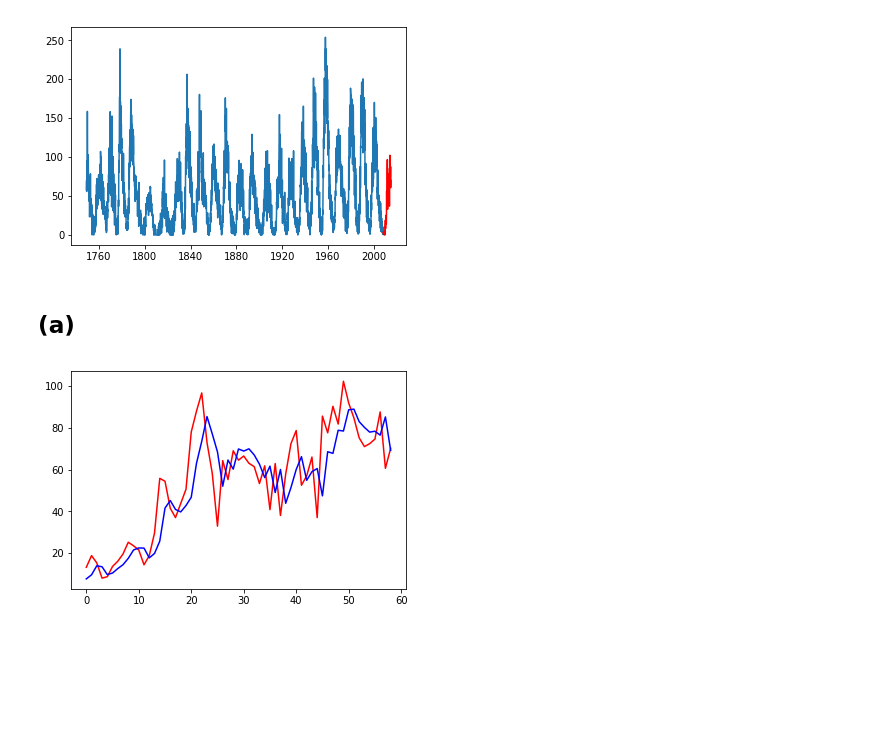
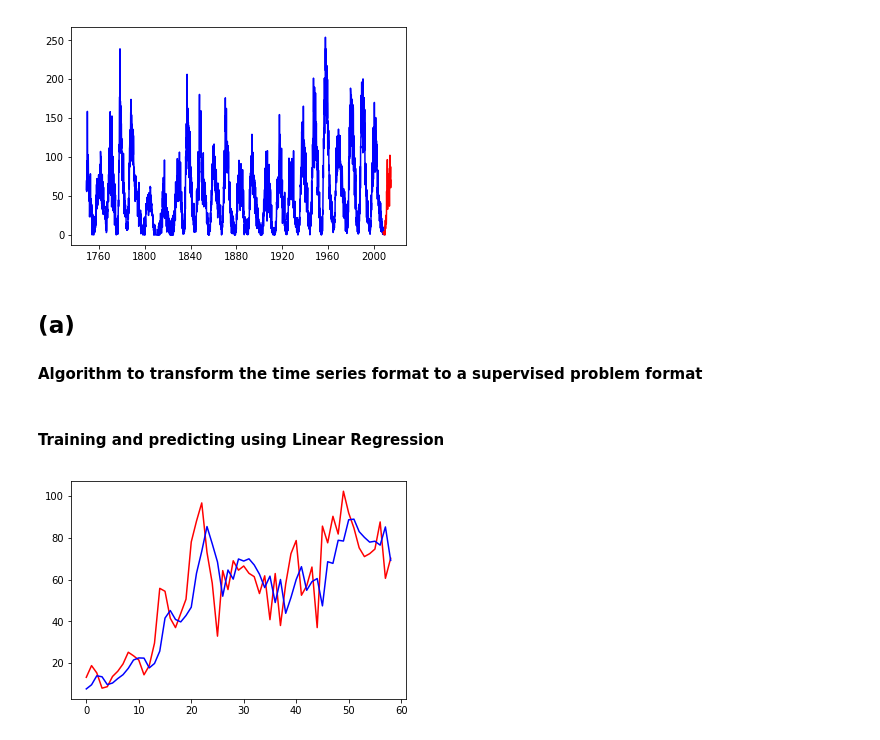
Before and after one commit to seoruosa/ia006_aprendizado-de-maquina_feec-unicamp, a Jupyter notebook: EFC/EFC1/sunspot.ipynb, the cells around one changed output. Saved outputs shown, nothing was run; the diff lists cells and outputs as text; code cells hidden in the pictures; blank space fills up the shorter version.

```diff
--- a/EFC/EFC1/sunspot.ipynb
+++ b/EFC/EFC1/sunspot.ipynb
@@ -19,13 +19,15 @@ test = data.iloc[data.index.get_loc('2010-01-01')-20:-1]
 train = data[:'2009']
 # %%
 %matplotlib inline
-plt.plot(train)
+plt.plot(train, color='blue')
 plt.plot(test, color='red')
 plt.show()
 # %% [output]
-[figure, old version]
+[figure, new version]
-# %% [markdown]
-## (a)
+# %% [markdown]
+## (a)
+
+#### Algorithm to transform the time series format to a supervised problem format
 # %%
 data_array = train.values
 # https://machinelearningmastery.com/convert-time-series-supervised-learning-problem-python/
@@ -41,6 +43,8 @@ def series_to_supervised(data_array, K=1):
 
 X_train, Y_train = series_to_supervised(train.values, 20)
 X_test, Y_test = series_to_supervised(test.values, 20)
+# %% [markdown]
+#### Training and predicting using Linear Regression
 # %%
 from sklearn.linear_model import LinearRegression
 from sklearn.metrics import mean_squared_error, r2_score
```
Also changed, not shown: parts of 9 cells of this notebook.
